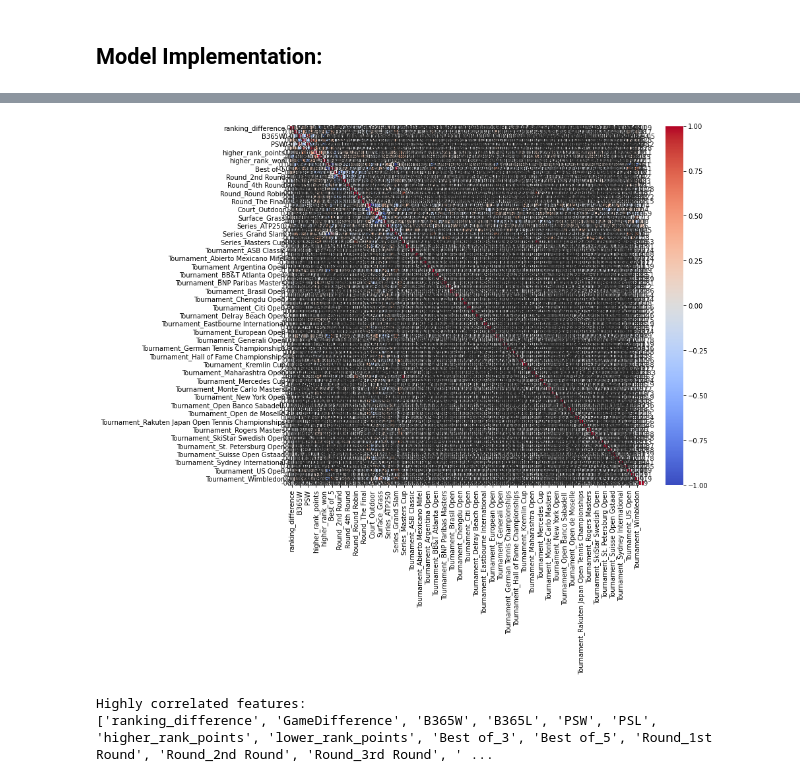
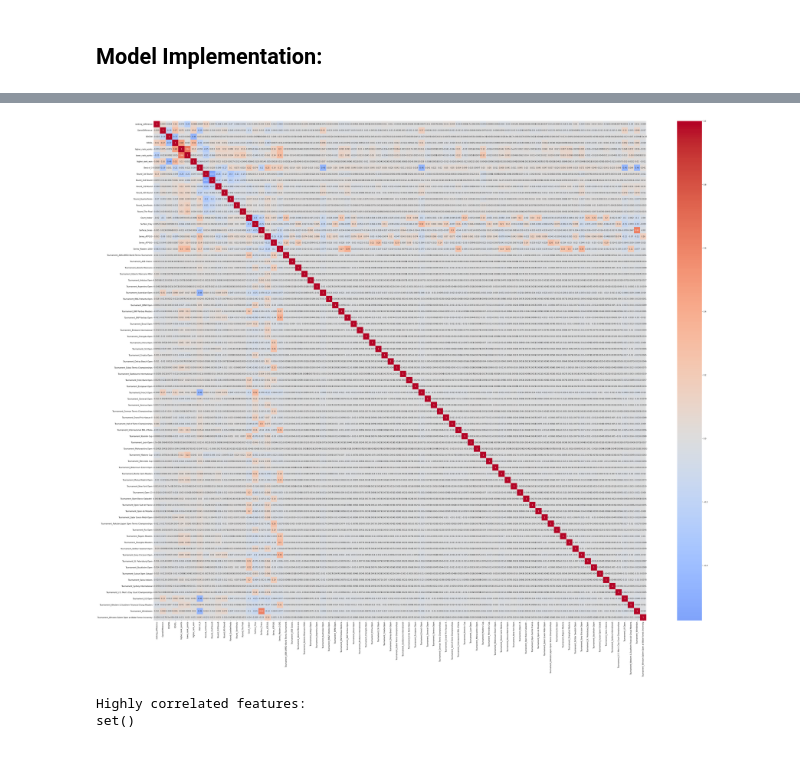
Before and after one commit to niranjan-96/Tennis-Match-Predictions, a Jupyter notebook: Logistic Regression - Update.ipynb, the cells around one changed output, grey strips where cells are left out. Drawn from its saved outputs; the diff is of its cells as text; code cells hidden in the pictures.

```diff
--- a/Logistic Regression - Update.ipynb
+++ b/Logistic Regression - Update.ipynb
@@ -327,8 +327,15 @@ from sklearn.preprocessing import OneHotEncoder
 def preprocess_dataset(df):
     #df['tourney_date'] = pd.to_datetime(df['tourney_date'], format='%Y%m%d')
 
+#     df_selected = df[["Tournament", "Series", "Court", "Surface", "Round", "Best of",
+#                   "WRank", "LRank", 'ranking_difference', 'Wsets', 'Lsets', 'TotalGamesWon_MatchWinner', 'TotalGamesWon_MatchLoser', 'GameDifference',
+#                   "B365W", "B365L", "CBW", "CBL", "EXW", "EXL", "LBW", "LBL",
+#                       "PSW", "PSL", "SBW", "SBL", "GBW", "GBL", "IWW", "IWL",
+#                       "B&WW", "B&WL", "UBW", "UBL", "SJW", "SJL",
+#                       "higher_rank_points", "lower_rank_points", "higher_rank_won"]]
+
     df_selected = df[["Tournament", "Series", "Court", "Surface", "Round", "Best of",
-                  "ranking_difference", 'GameDifference',
+                  "WRank", "LRank", 'ranking_difference', 'Wsets', 'Lsets', 'TotalGamesWon_MatchWinner', 'TotalGamesWon_MatchLoser', 'GameDifference',
                   "B365W", "B365L", "CBW", "CBL", "EXW", "EXL", "LBW", "LBL",
                       "PSW", "PSL", "SBW", "SBL", "GBW", "GBL", "IWW", "IWL",
                       "B&WW", "B&WL", "UBW", "UBL", "SJW", "SJL",
@@ -484,22 +543,33 @@ Log Loss: 0.4807
 # %%
 import seaborn as sns
 import matplotlib.pyplot as plt
+import numpy as np
 
 # Compute the correlation matrix
 corr_matrix = betting_data_train_preprocessed.corr()
 
 # Plot the heatmap
-plt.figure(figsize=(12, 10))
+plt.figure(figsize=(60, 50))
 sns.heatmap(corr_matrix, annot=True, cmap='coolwarm', center=0)
 plt.show()
 
 # Identify features with correlation higher than a threshold (e.g., 0.9)
-threshold = 0.9
-high_corr_features = [column for column in corr_matrix.columns if any(corr_matrix[column] > threshold) and column != 'higher_rank_won']
+threshold = 0.7
+
+# Create a mask to ignore the upper triangle and diagonal
+mask = np.triu(np.ones(corr_matrix.shape), k=1).astype(bool)
+
+# Find columns with correlation higher than the threshold
+high_corr_features = set()
+for i in range(len(corr_matrix.columns)):
+    for j in range(i + 1, len(corr_matrix.columns)):
+        if abs(corr_matrix.iloc[i, j]) > threshold:
+            high_corr_features.add(corr_matrix.columns[i])
+            high_corr_features.add(corr_matrix.columns[j])
 
 print("Highly correlated features:")
 print(high_corr_features)
 # %% [output]
-[figure, old version]
+[figure, new version]
 Highly correlated features:
-['ranking_difference', 'GameDifference', 'B365W', 'B365L', 'PSW', 'PSL', 'higher_rank_points', 'lower_rank_points', 'Best of_3', 'Best of_5', 'Round_1st Round', 'Round_2nd Round', 'Round_3rd Round', ' ...
+set()
```
Also changed, not shown: parts of 3 cells of this notebook, 1 other file.
